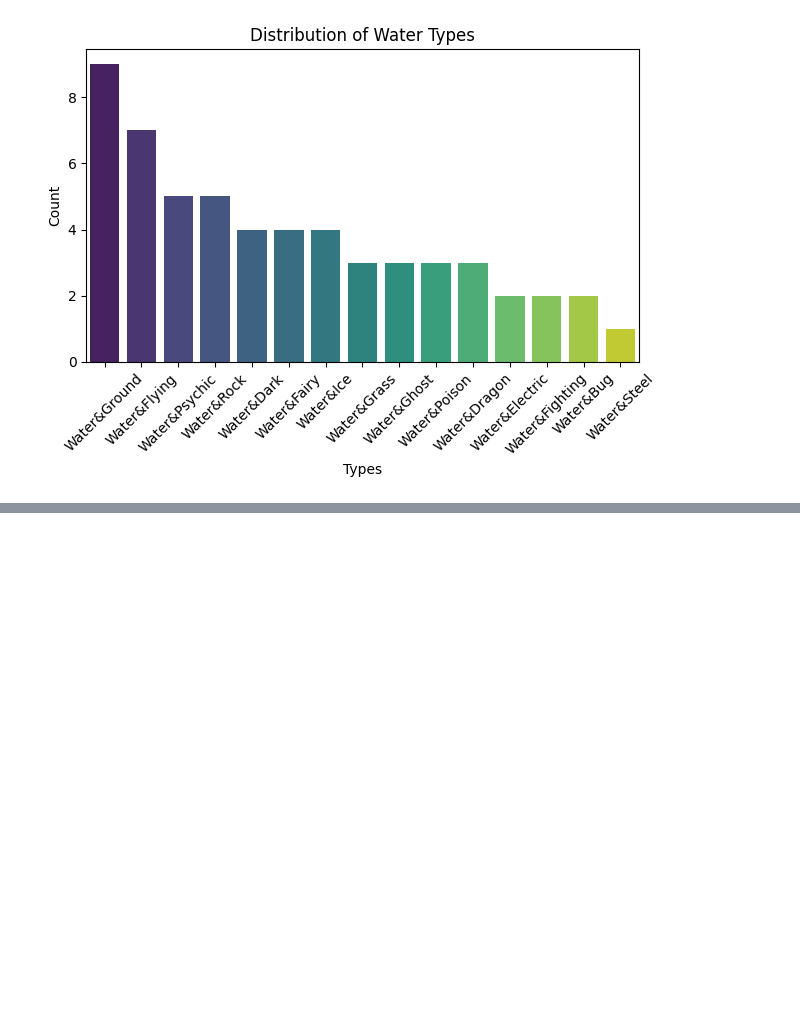
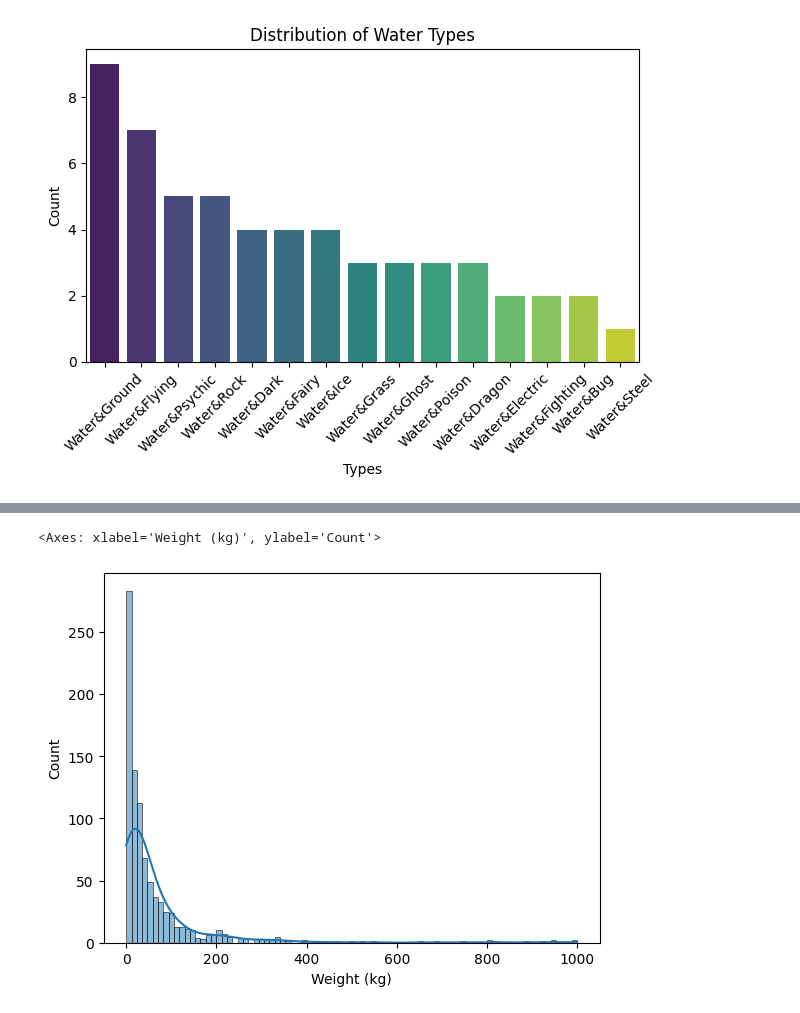
Before and after one commit to feliperfdev/AI-ML-Studies, a Jupyter notebook: day_03/EDA_pokemon.ipynb, the cells around one changed output, grey strips where cells are left out. Saved outputs shown, nothing was run; the diff lists cells and outputs as text; code cells hidden in the pictures; blank space fills up the shorter version.

```diff
--- a/day_03/EDA_pokemon.ipynb
+++ b/day_03/EDA_pokemon.ipynb
@@ -255,0 +252,5 @@ Passing `palette` without assigning `hue` is deprecated and will be removed in v
+# %%
+sn.histplot(data=df['Weight (kg)'], kde=True, legend=False)
+# %% [output]
+<Axes: xlabel='Weight (kg)', ylabel='Count'>
+[figure, added]
```
Also changed, not shown: parts of 6 cells of this notebook.
